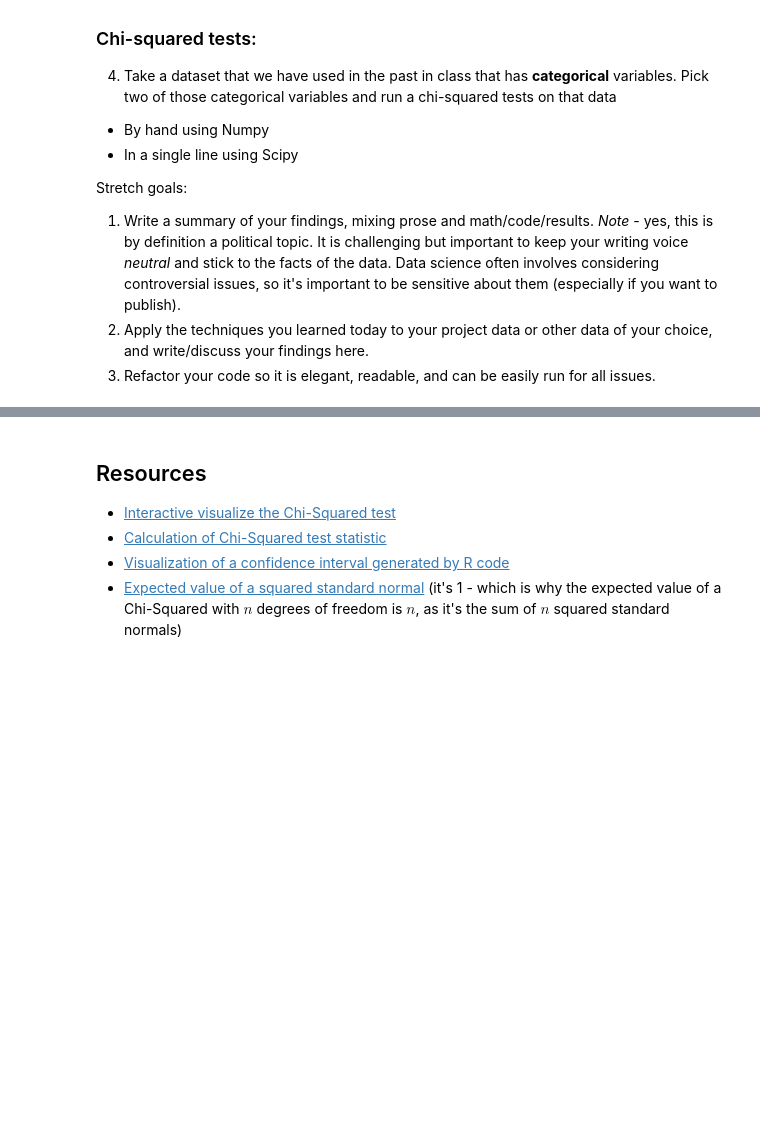
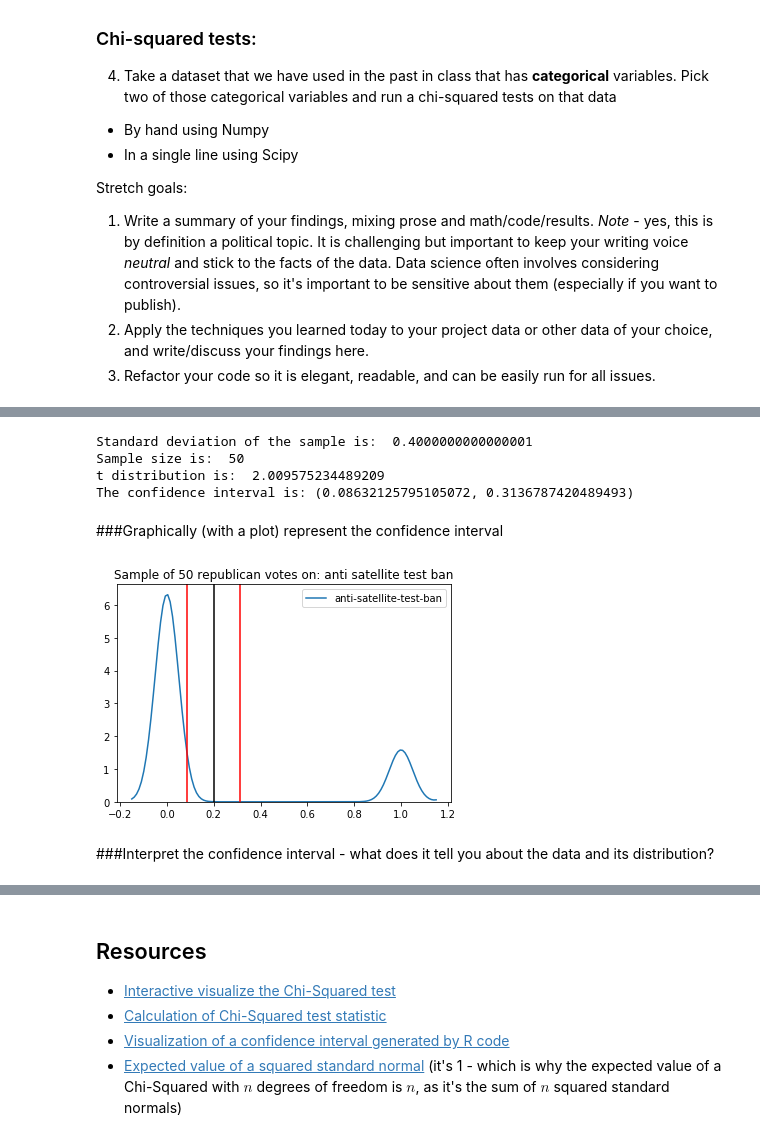
Before and after one commit to AdrianduPlessis/DS-Unit-1-Sprint-3-Statistical-Tests-and-Experiments, a Jupyter notebook: New_LS_DS6_132_Sampling_Confidence_Intervals_and_Hypothesis_Testing.ipynb, the cells around one changed output, grey strips where cells are left out. Drawn from its saved outputs; the diff is of its cells as text; code cells hidden in the pictures; blank space fills up the shorter version.

```diff
--- a/New_LS_DS6_132_Sampling_Confidence_Intervals_and_Hypothesis_Testing.ipynb
+++ b/New_LS_DS6_132_Sampling_Confidence_Intervals_and_Hypothesis_Testing.ipynb
@@ -298,0 +394,37 @@ Stretch goals:
+# %%
+sample = republican_subset['anti-satellite-test-ban'].sample(50)
+
+S = np.std(sample)
+print('Standard deviation of the sample is: ', S)
+n = len(sample)
+print('Sample size is: ', n)
+t = stats.t.ppf(0.975, n-1) #for 95% confidence
+print('t distribution is: ', t)
+
+standard_err = S / np.sqrt(n)
+margin_of_err = t * standard_err
+confidence_interval = (sample.mean() - margin_of_err, sample.mean() + margin_of_err)
+
+print(f'The confidence interval is: {confidence_interval}')
+# %% [output]
+Standard deviation of the sample is:  0.4000000000000001
+Sample size is:  50
+t distribution is:  2.009575234489209
+The confidence interval is: (0.08632125795105072, 0.3136787420489493)
+# %% [markdown]
+###Graphically (with a plot) represent the confidence interval
+# %%
+import seaborn as sns
+
+sns.kdeplot(sample, bw = 0.05)
+plt.axvline(x=sample.mean(), color = 'k')
+plt.axvline(confidence_interval[0], color = 'r')
+plt.axvline(confidence_interval[1], color = 'r')
+plt.title(f'Sample of {n} republican votes on: anti satellite test ban')
+#plt.suptitle('0 is no, 1 is yes')
+
+plt.show()
+# %% [output]
+[figure, added]
+# %% [markdown]
+###Interpret the confidence interval - what does it tell you about the data and its distribution?
```
Also changed, not shown: parts of 15 cells of this notebook.
